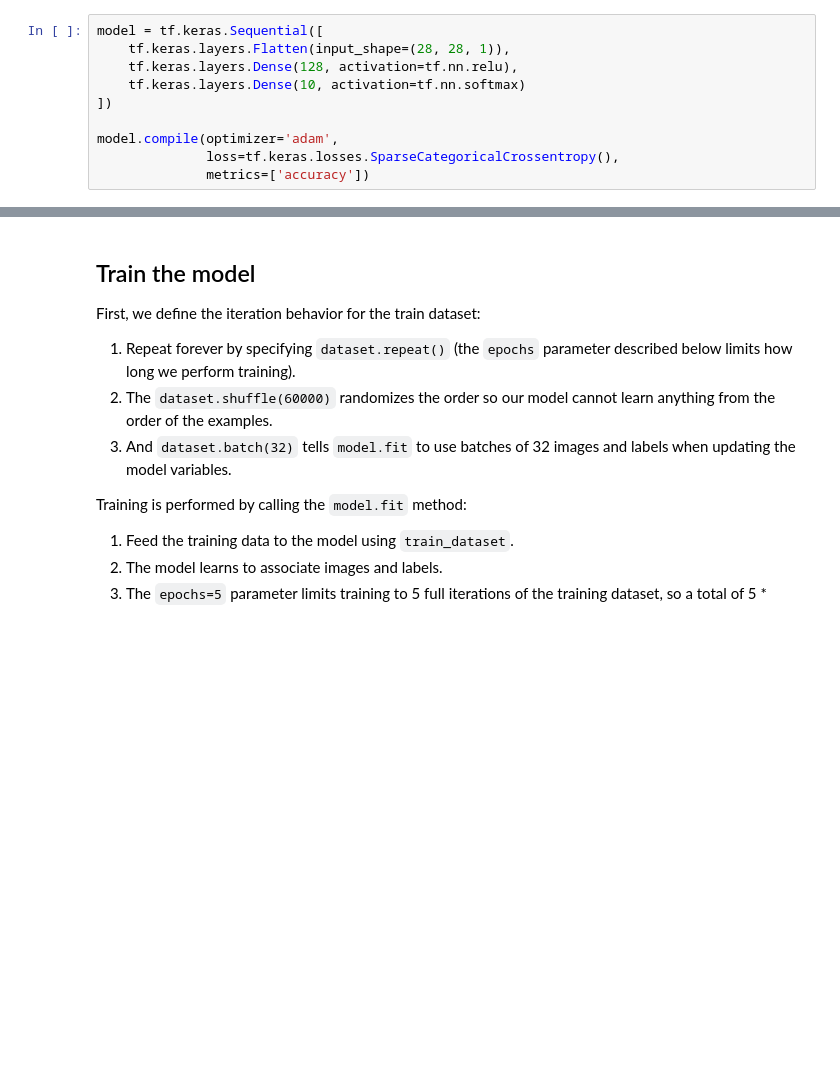
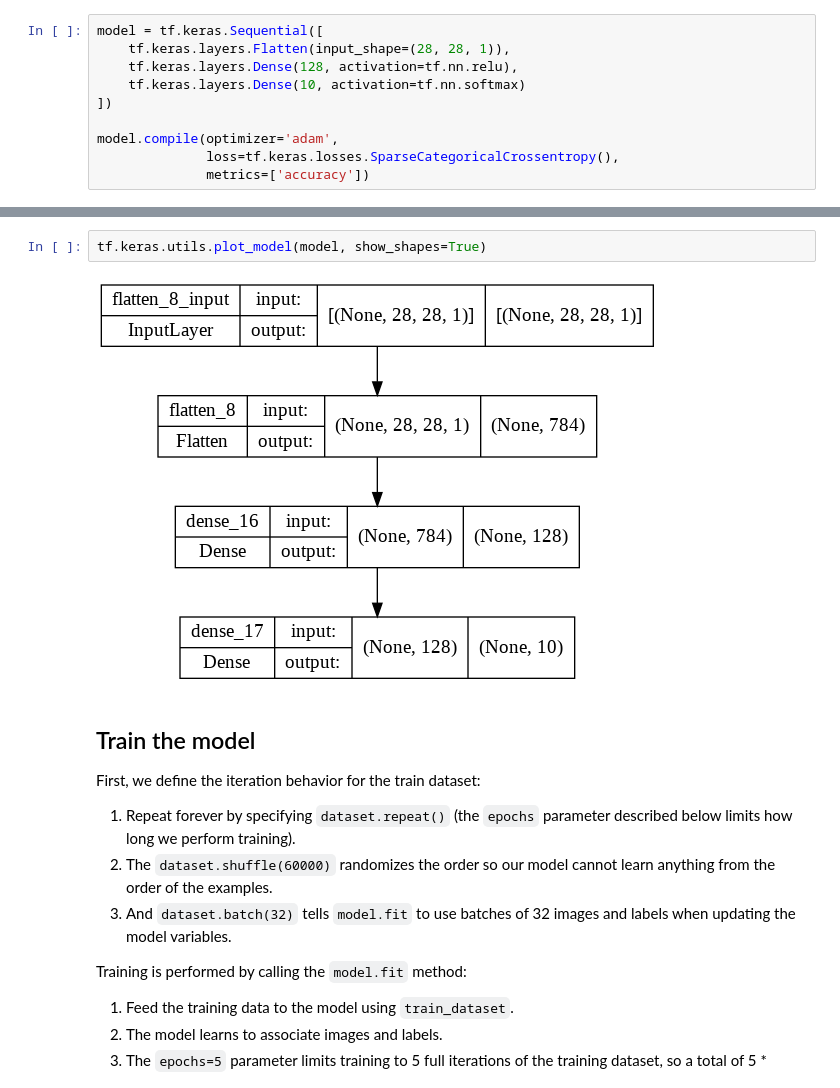
Before and after one commit to rrpronaldo/tensorflow_certificate, a Jupyter notebook: Notebooks/Tensorflow_-_02_Classification_Images_of_Clothing.ipynb, the cells around one changed output, grey strips where cells are left out. Saved outputs shown, nothing was run; the diff lists cells and outputs as text; blank space fills up the shorter version.

```diff
--- a/Notebooks/Tensorflow_-_02_Classification_Images_of_Clothing.ipynb
+++ b/Notebooks/Tensorflow_-_02_Classification_Images_of_Clothing.ipynb
@@ -219,3 +245,7 @@ model.compile(optimizer='adam',
+# %%
+tf.keras.utils.plot_model(model, show_shapes=True)
+# %% [output]
+[figure, added]
 # %% [markdown]
 ## Train the model
 
```
Also changed, not shown: parts of 7 cells of this notebook, 3 other files.
